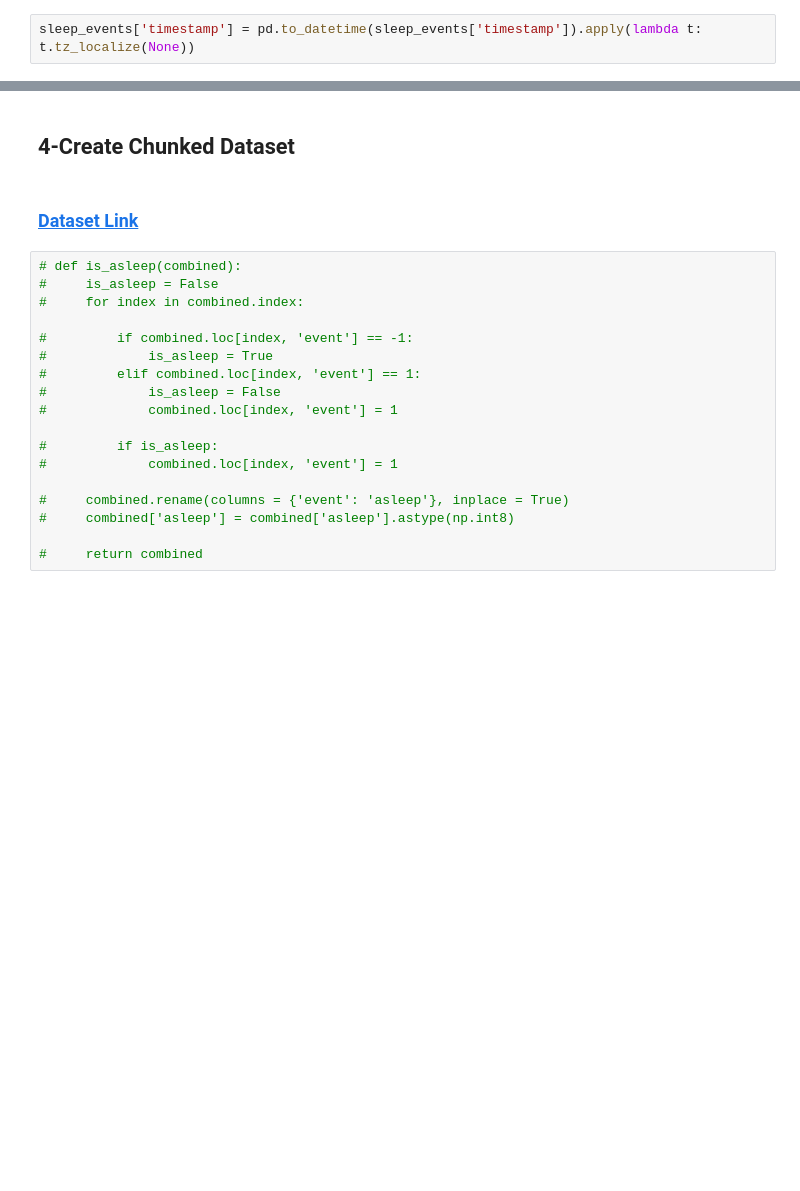
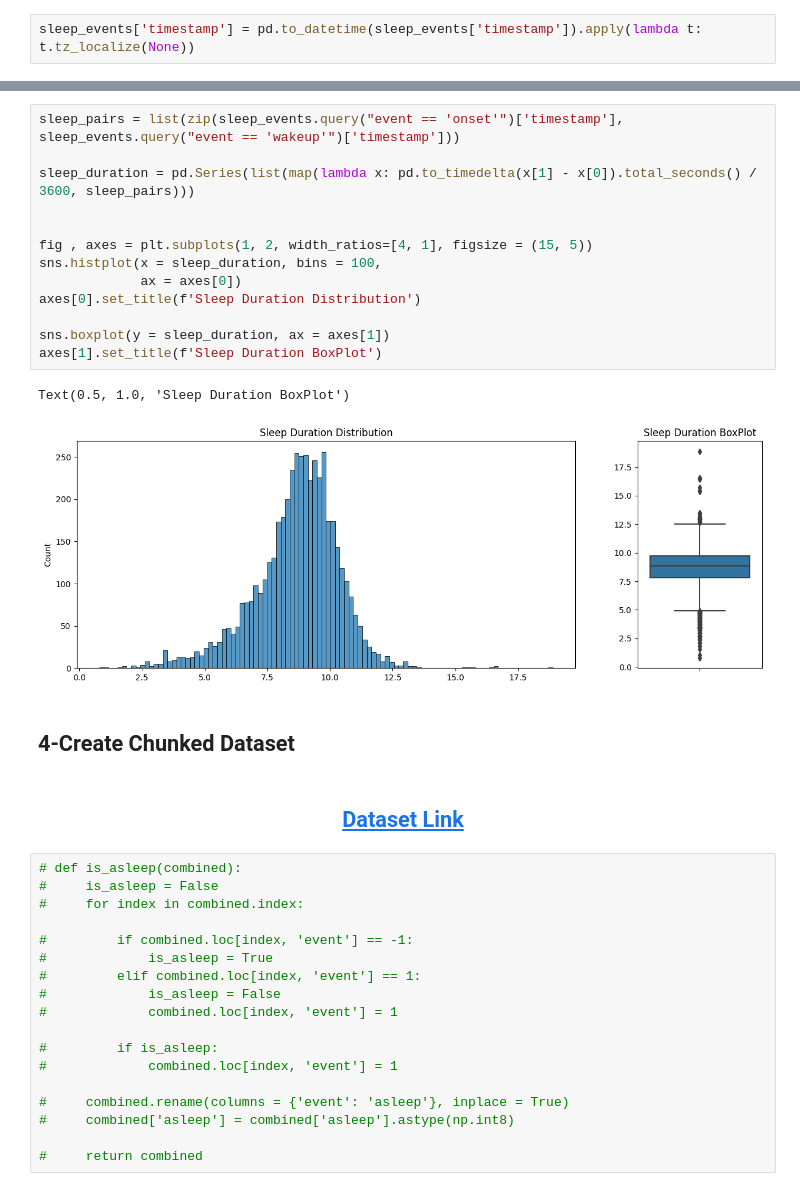
Before and after one commit to Abdulrahman-Adel/Kaggle-Adventures, a Jupyter notebook: starter-eda-of-sleep-events.ipynb, the cells around one changed output, grey strips where cells are left out. Drawn from its saved outputs; the diff is of its cells as text; blank space fills up the shorter version.

Commit message:
Kaggle Notebook | CMI | EDA | CHUNKED DS | MEMORY REDUCTION  | Version 18

```diff
--- a/starter-eda-of-sleep-events.ipynb
+++ b/starter-eda-of-sleep-events.ipynb
@@ -186,7 +276,23 @@ sleep_events[sleep_events.event == 'wakeup'].timestamp.dt.hour.plot(kind = 'hist
+# %%
+sleep_pairs = list(zip(sleep_events.query("event == 'onset'")['timestamp'], sleep_events.query("event == 'wakeup'")['timestamp']))
+
+sleep_duration = pd.Series(list(map(lambda x: pd.to_timedelta(x[1] - x[0]).total_seconds() / 3600, sleep_pairs)))
+
+
+fig , axes = plt.subplots(1, 2, width_ratios=[4, 1], figsize = (15, 5))
+sns.histplot(x = sleep_duration, bins = 100,
+             ax = axes[0])
+axes[0].set_title(f'Sleep Duration Distribution')
+
+sns.boxplot(y = sleep_duration, ax = axes[1])
+axes[1].set_title(f'Sleep Duration BoxPlot')
+# %% [output]
+Text(0.5, 1.0, 'Sleep Duration BoxPlot')
+[figure, added]
 # %% [markdown]
 ## 4-Create Chunked Dataset
 # %% [markdown]
-### [Dataset Link](https://www.kaggle.com/datasets/adelinmil/chunked-train-series-detect-sleep-states)
+## <center> [Dataset Link](https://www.kaggle.com/datasets/adelinmil/chunked-train-series-detect-sleep-states)
 # %%
 # def is_asleep(combined):
 #     is_asleep = False
```
Also changed, not shown: parts of 18 cells of this notebook.
